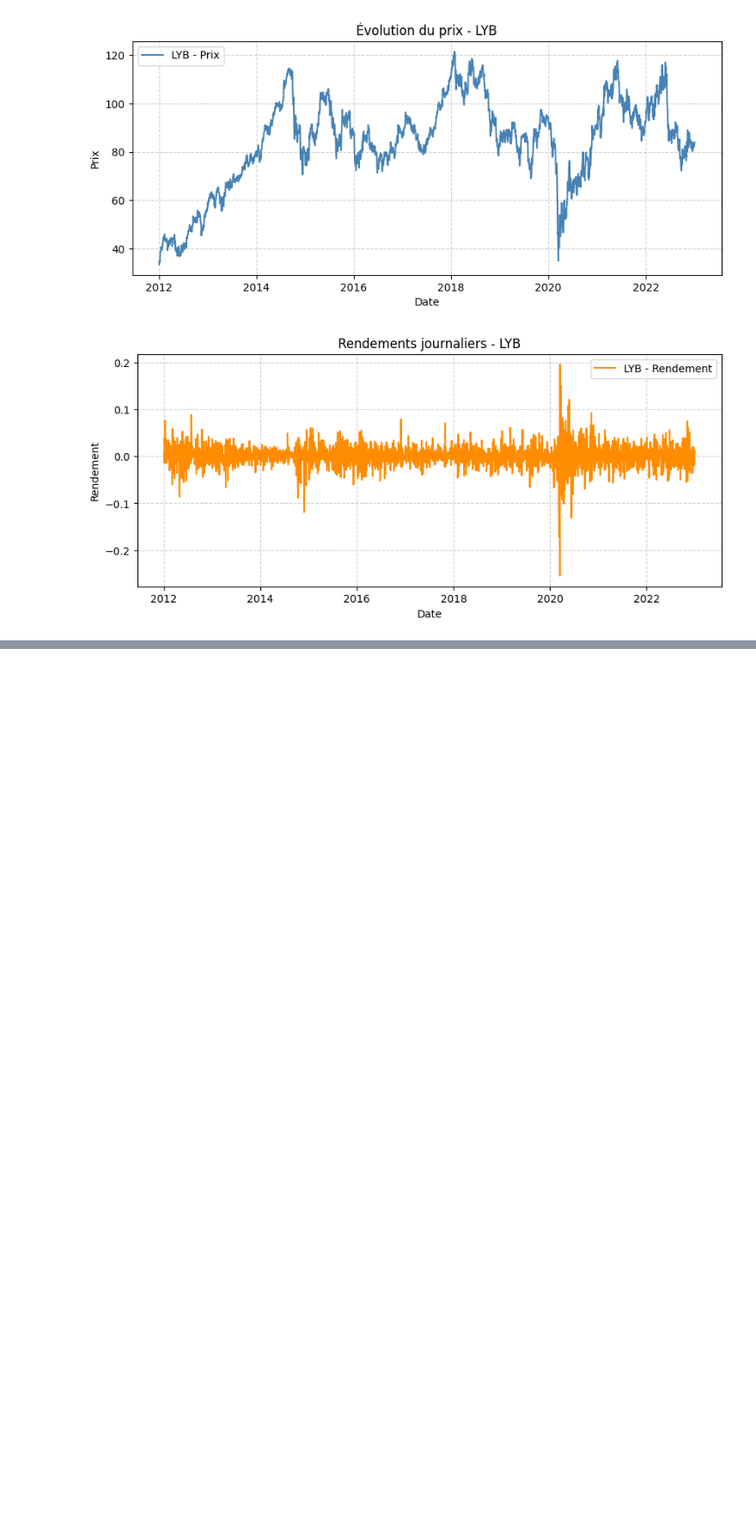
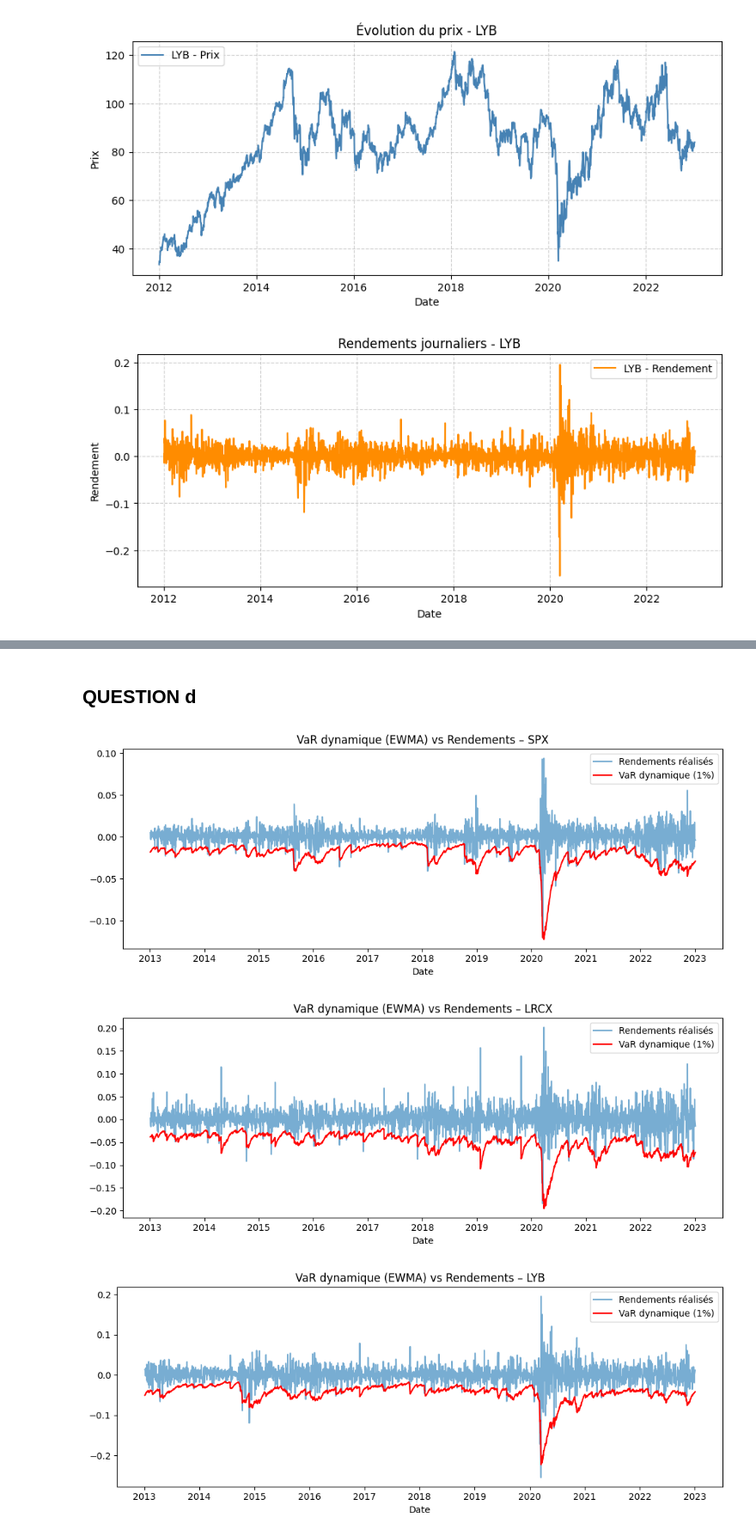
Before and after one commit to VincentD1209/TP1-ECONO, a Jupyter notebook: TP1 Q2.ipynb, the cells around one changed output, grey strips where cells are left out. Shown at 86% size. Cells and saved outputs as stored; diff of their text form; code cells hidden in the pictures; blank space fills up the shorter version.

```diff
--- a/TP1 Q2.ipynb
+++ b/TP1 Q2.ipynb
@@ -247,0 +335,44 @@ titles_for_var = {
+# %% [markdown]
+## QUESTION d
+# %%
+def compute_ewma_var(df, name, lambda_=0.94, alpha=0.01):
+    returns = df['ret'].dropna().values
+    dates = df['date'].iloc[-len(returns):].values
+
+    # Initialiser avec la variance empirique sur la première année
+    window = 252
+    initial_var = np.var(returns[:window])
+    ewma_var = [initial_var]
+
+    for r in returns[window:]:
+        new_var = lambda_ * ewma_var[-1] + (1 - lambda_) * r**2
+        ewma_var.append(new_var)
+
+    # Convertir variance en écart-type
+    sigma = np.sqrt(ewma_var)
+    mu = np.mean(returns)
+
+    # VaR dynamique non-paramétrique (quantile de la normale)
+    z = np.percentile(np.random.randn(100000), alpha * 100)
+    var_series = mu + z * sigma
+
+    # Réaligner les dates et rendements réalisés
+    realized_returns = returns[window:]
+    dates_aligned = dates[window:]
+
+    plt.figure(figsize=(10, 4))
+    var_series = var_series[1:]
+    plt.plot(dates_aligned, realized_returns, label='Rendements réalisés', alpha=0.6)
+    plt.plot(dates_aligned, var_series, label='VaR dynamique (1%)', color='red')
+    plt.title(f'VaR dynamique (EWMA) vs Rendements – {name}')
+    plt.xlabel('Date')
+    plt.legend()
+    plt.tight_layout()
+    plt.show()
+
+for name, df in titles_for_var.items():
+    compute_ewma_var(df, name)
+# %% [output]
+[figure, added]
+[figure, added]
+[figure, added]
```
Also changed, not shown: parts of 14 cells of this notebook.
